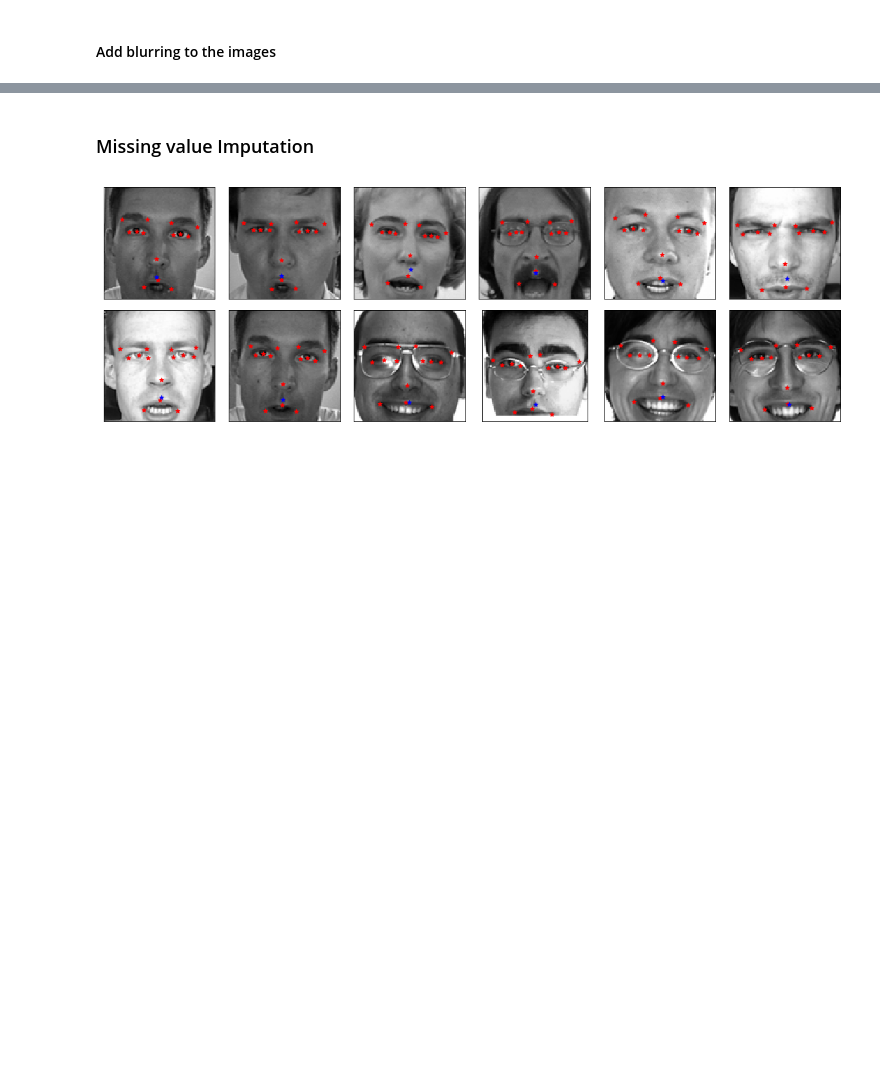
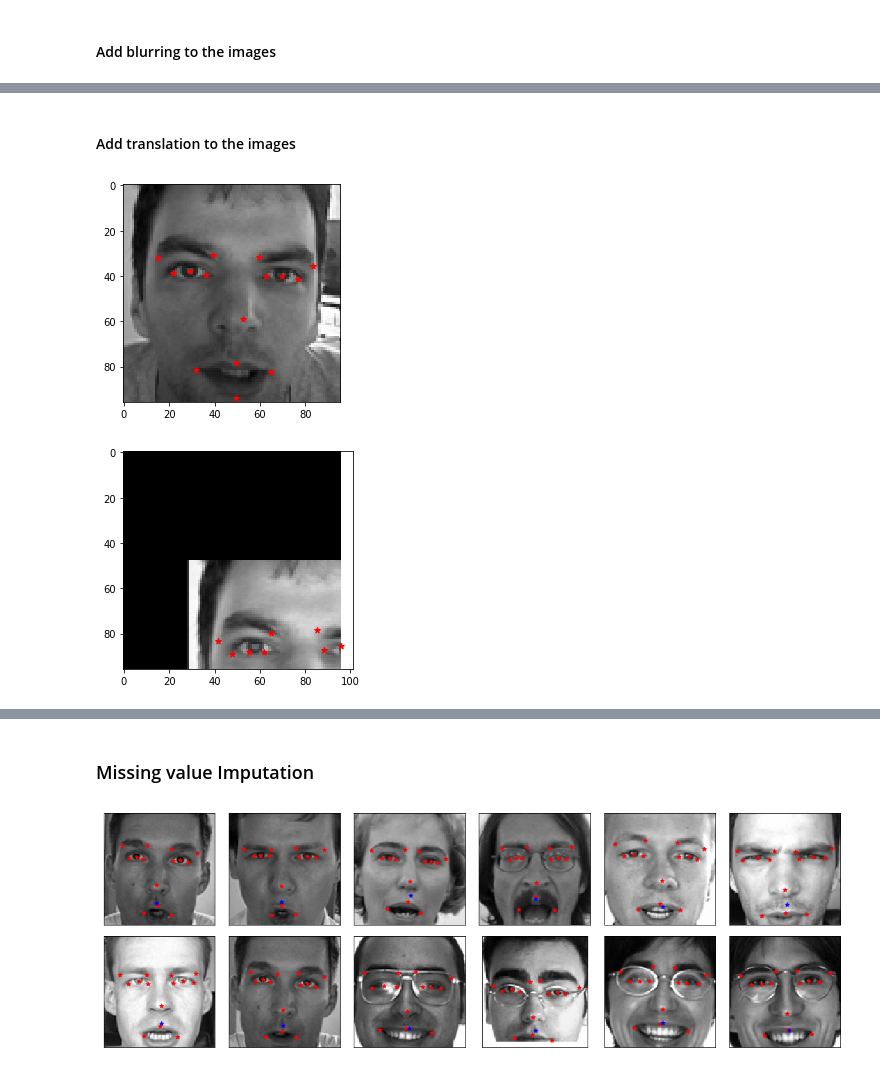
Before and after one commit to MadhuAtBerkeley/w207_Project, a Jupyter notebook: source/w207_eda.ipynb, the cells around one changed output, grey strips where cells are left out. Cells and saved outputs as stored; diff of their text form; code cells hidden in the pictures; blank space fills up the shorter version.

Commit message:
wip image translation code

```diff
--- a/source/w207_eda.ipynb
+++ b/source/w207_eda.ipynb
@@ -316,0 +399,22 @@ view_img(dst)
+# %% [markdown]
+#### Add translation to the images
+# %%
+view_img(x_train[[5]],get_facial_keypoints(y_train,5))
+rows,cols = (96,96)
+shift_x = 96*.30
+shift_y = 96*.50
+M = np.float32([[1,0,shift_x],[0,1,shift_y]])
+dst = cv2.warpAffine(x_train[[5]].reshape(96,96,1),M,(cols,rows))
+# TODO move coordinates for y_train
+x_col = [col for col in train_data.columns if (col != 'Image') & ('_x' in col)]
+y_col = [col for col in train_data.columns if (col != 'Image') & ('_y' in col)]
+trans_train_data = train_data.copy()
+trans_train_data[x_col] += shift_x
+trans_train_data[y_col] += shift_y
+trans_train_data = np.array(trans_train_data[[col for col in trans_train_data.columns if col != 'Image']])
+trans_train_data[trans_train_data >96]= np.nan
+
+view_img(dst,get_facial_keypoints(trans_train_data,5))
+# %% [output]
+[figure, added]
+[figure, added]
```
Also changed, not shown: parts of 9 cells of this notebook.
